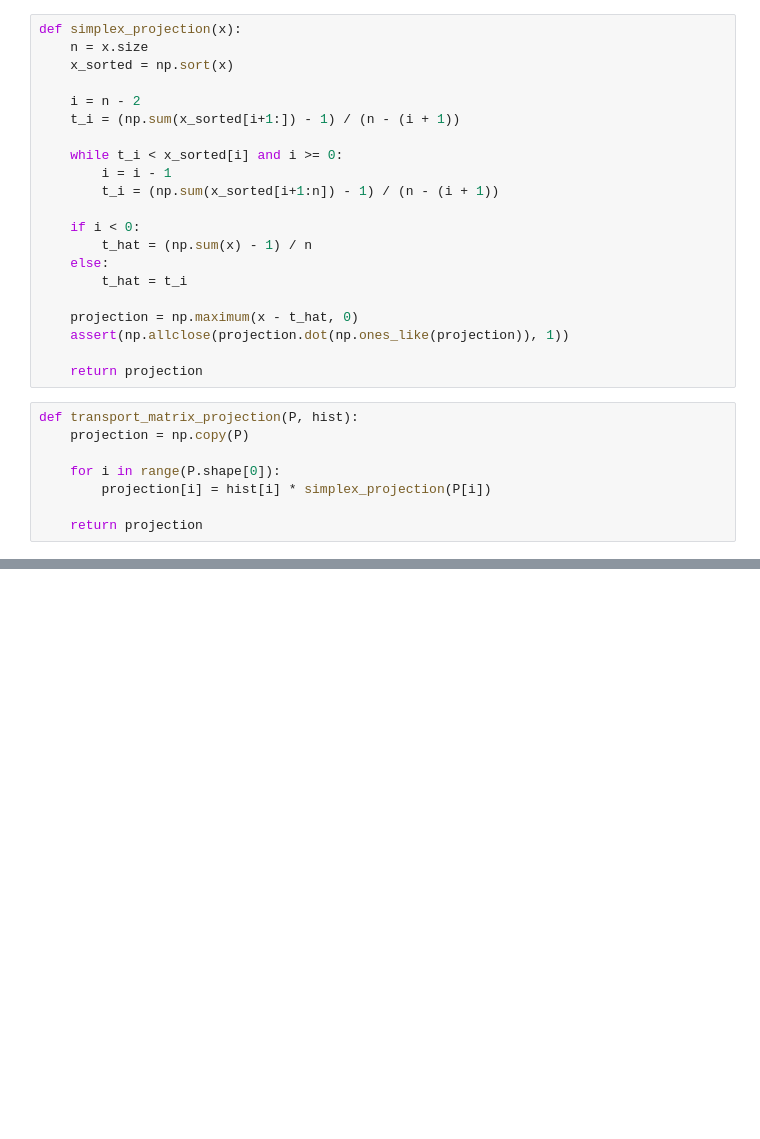
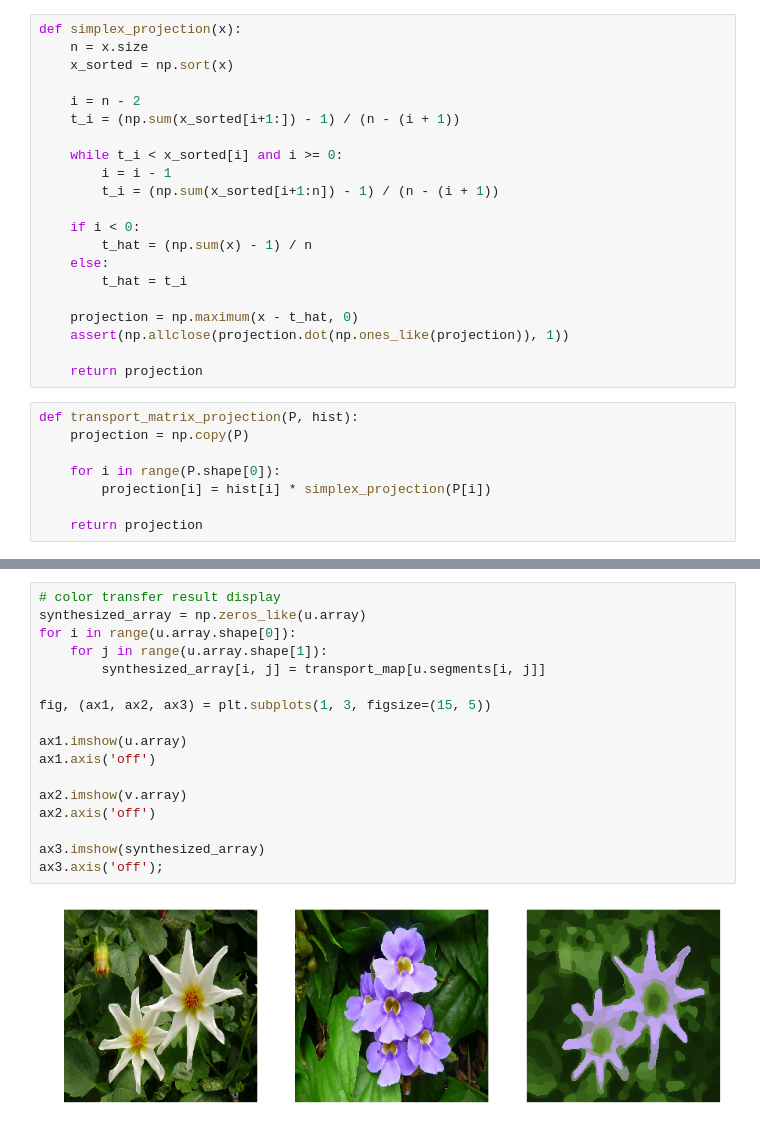
Before and after one commit to rpetit/color-transfer, a Jupyter notebook: color_ot.ipynb, the cells around one changed output, grey strips where cells are left out. Saved outputs shown, nothing was run; the diff lists cells and outputs as text; blank space fills up the shorter version.

```diff
--- a/color_ot.ipynb
+++ b/color_ot.ipynb
@@ -163,0 +205,19 @@ transport_matrix = color_transfer(u, v)
+# %%
+# color transfer result display
+synthesized_array = np.zeros_like(u.array)
+for i in range(u.array.shape[0]):
+    for j in range(u.array.shape[1]):
+        synthesized_array[i, j] = transport_map[u.segments[i, j]]
+
+fig, (ax1, ax2, ax3) = plt.subplots(1, 3, figsize=(15, 5))
+
+ax1.imshow(u.array)
+ax1.axis('off')
+
+ax2.imshow(v.array)
+ax2.axis('off')
+
+ax3.imshow(synthesized_array)
+ax3.axis('off');
+# %% [output]
+[figure, added]
```
Also changed, not shown: parts of 14 cells of this notebook.
